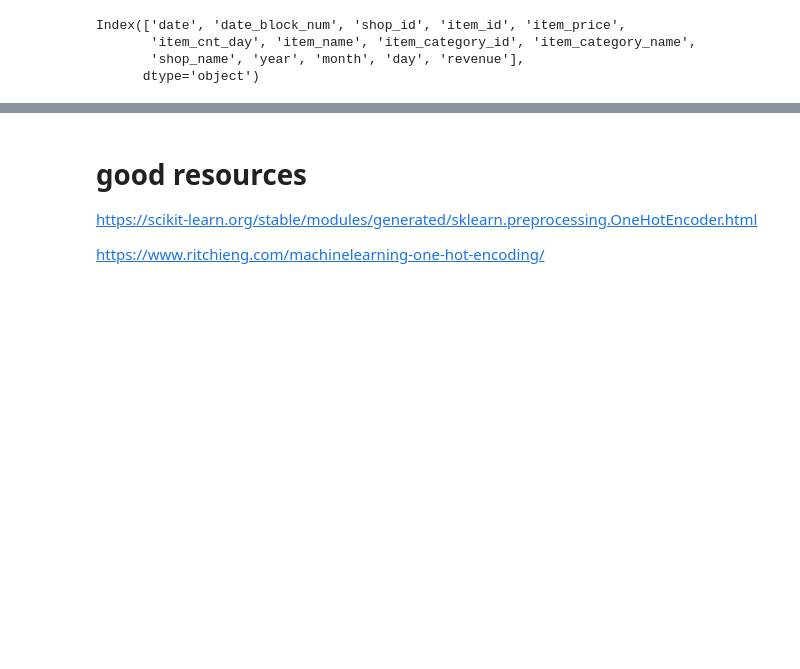
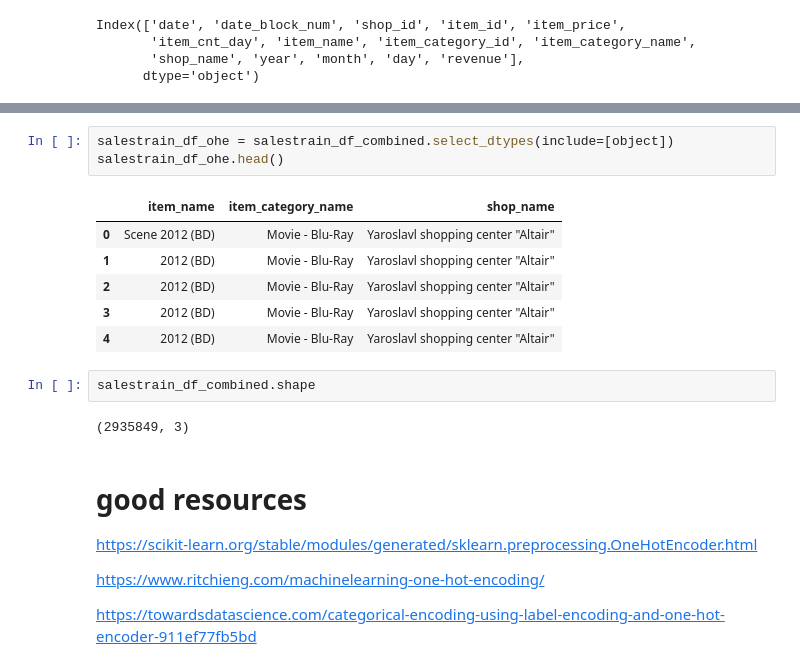
Before and after one commit to cmannnn/predict_future_sales, a Jupyter notebook: predict_future_sales.ipynb, the cells around one changed output, grey strips where cells are left out. Cells and saved outputs as stored; diff of their text form; blank space fills up the shorter version.

```diff
--- a/predict_future_sales.ipynb
+++ b/predict_future_sales.ipynb
@@ -954,6 +972,22 @@ salestrain_df_combined.head()
+# %%
+salestrain_df_ohe = salestrain_df_combined.select_dtypes(include=[object])
+salestrain_df_ohe.head()
+# %% [output]
+|  | item_name | item_category_name | shop_name |
+| 0 | Scene 2012 (BD) | Movie - Blu-Ray | Yaroslavl shopping center "Altair" |
+| 1 | 2012 (BD) | Movie - Blu-Ray | Yaroslavl shopping center "Altair" |
+| 2 | 2012 (BD) | Movie - Blu-Ray | Yaroslavl shopping center "Altair" |
+| 3 | 2012 (BD) | Movie - Blu-Ray | Yaroslavl shopping center "Altair" |
+| 4 | 2012 (BD) | Movie - Blu-Ray | Yaroslavl shopping center "Altair" |
+# %%
+salestrain_df_combined.shape
+# %% [output]
+(2935849, 3)
 # %% [markdown]
 
 # good resources
 https://scikit-learn.org/stable/modules/generated/sklearn.preprocessing.OneHotEncoder.html
 
 https://www.ritchieng.com/machinelearning-one-hot-encoding/
+
+https://towardsdatascience.com/categorical-encoding-using-label-encoding-and-one-hot-encoder-911ef77fb5bd
```
Also changed, not shown: parts of 1 cell of this notebook.
